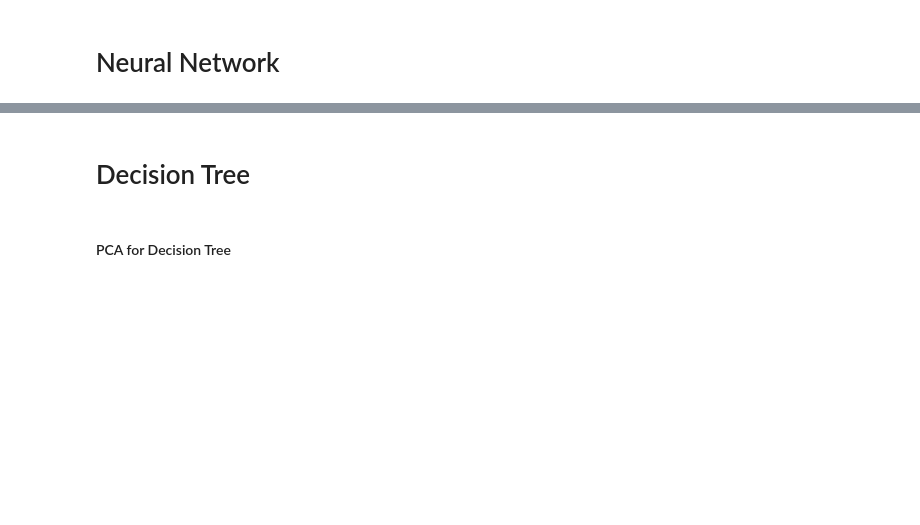
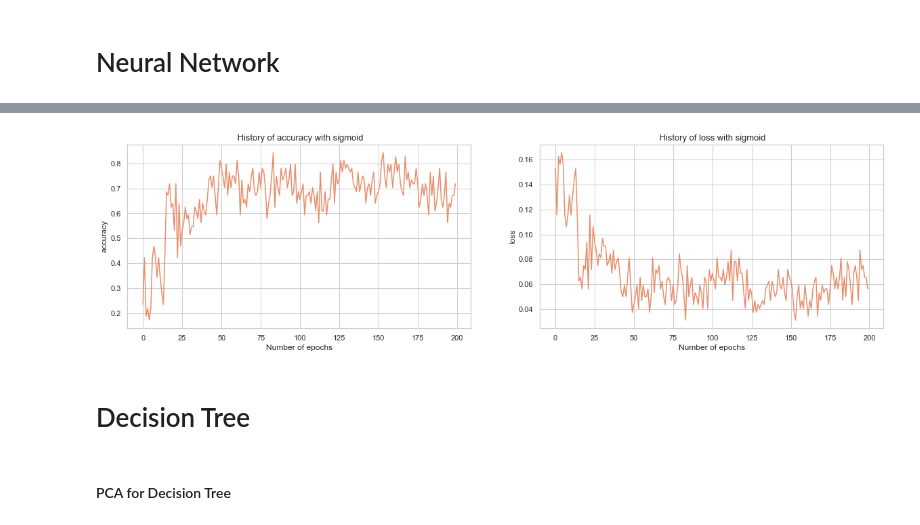
Before and after one commit to HubertWojcik10/machine_learning_project, a Jupyter notebook: final.ipynb, the cells around one changed output, grey strips where cells are left out. Cells and saved outputs as stored; diff of their text form; code cells hidden in the pictures; blank space fills up the shorter version.

```diff
--- a/final.ipynb
+++ b/final.ipynb
@@ -111,6 +140,7 @@ if savefigs: plt.savefig('figs/nn_leakyrelu.png', bbox_inches = 'tight')
 # %%
 nn_sigmoid= nn.NeuralNetwork(test=True, activation_name='sigmoid')
 df_sigmoid = nn_sigmoid.TRAIN(X_train, y_train, epochs=200, testing=True)
-nn_leakyrelu.TEST(X_test, y_test)
+nn_sigmoid.TEST(X_test, y_test)
 make_plots(df_sigmoid,["accuracy", "loss"], "sigmoid" )
 if savefigs: plt.savefig('figs/nn_sigmoid.png', bbox_inches = 'tight')
+# %% [output]
@@ -117,3 +164,4 @@ if savefigs: plt.savefig('figs/nn_sigmoid.png', bbox_inches = 'tight')
+[figure, added]
 # %% [markdown]
 # Decision Tree
 # %%
```
Also changed, not shown: parts of 38 cells of this notebook, 2 other files.
